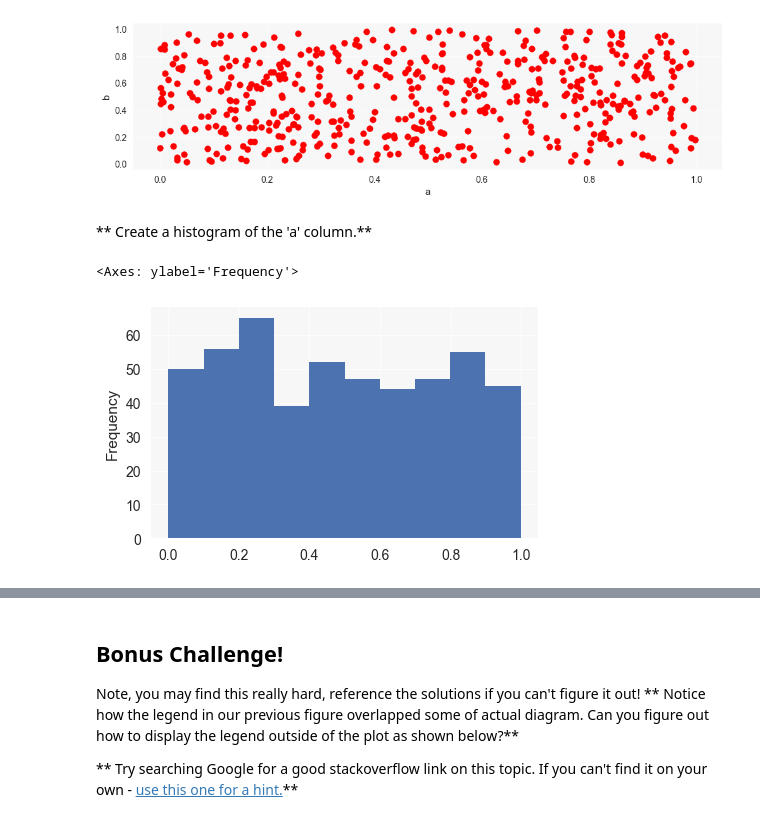
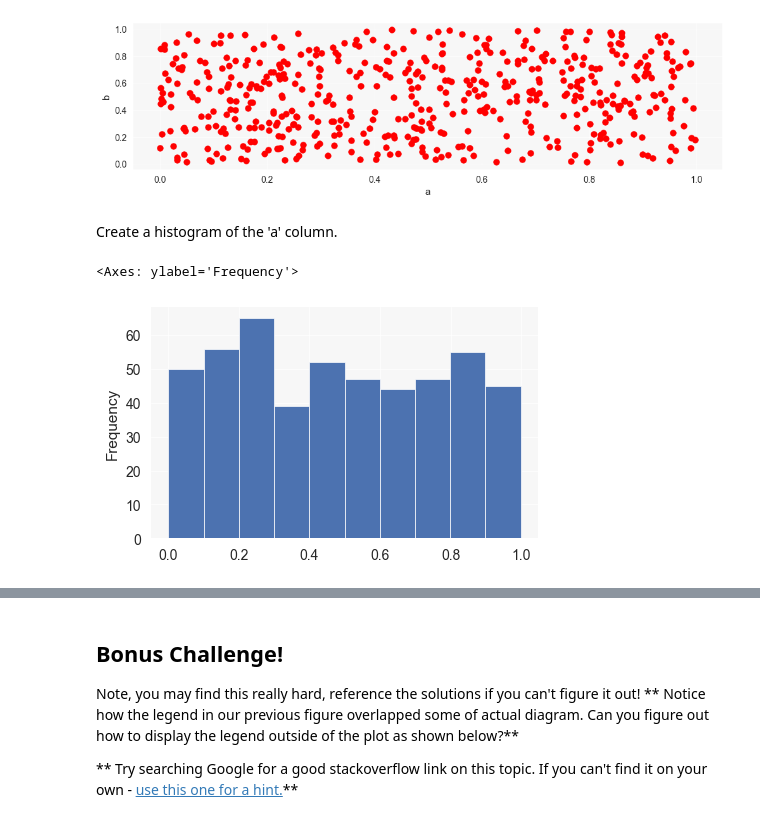
Before and after one commit to tychen742/thinkdsm, a Jupyter notebook: chapters/06-visualization/0603-vis-pd-exercise-solutions.ipynb, the cells around one changed output, grey strips where cells are left out. Saved outputs shown, nothing was run; the diff lists cells and outputs as text; code cells hidden in the pictures.

```diff
--- a/chapters/06-visualization/0603-vis-pd-exercise-solutions.ipynb
+++ b/chapters/06-visualization/0603-vis-pd-exercise-solutions.ipynb
@@ -79,10 +78,12 @@ df3.plot.scatter(x='a',y='b',c='red',s=50,figsize=(12,3))
 <Axes: xlabel='a', ylabel='b'>
 [figure]
 # %% [markdown]
-** Create a histogram of the 'a' column.**
+Create a histogram of the 'a' column.
-# %%
-df3['a'].plot.hist()
-# %% [output]
-<Axes: ylabel='Frequency'>
-[figure, removed]
+# %%
+# df3['a'].plot.hist()      ### this is a series method, not a dataframe method
+
+df3['a'].plot.hist(edgecolor='white', linewidth=0.5)
+# %% [output]
+<Axes: ylabel='Frequency'>
+[figure, added]
 # %% [markdown]
```
Also changed, not shown: parts of 20 cells of this notebook, 3 other files.
